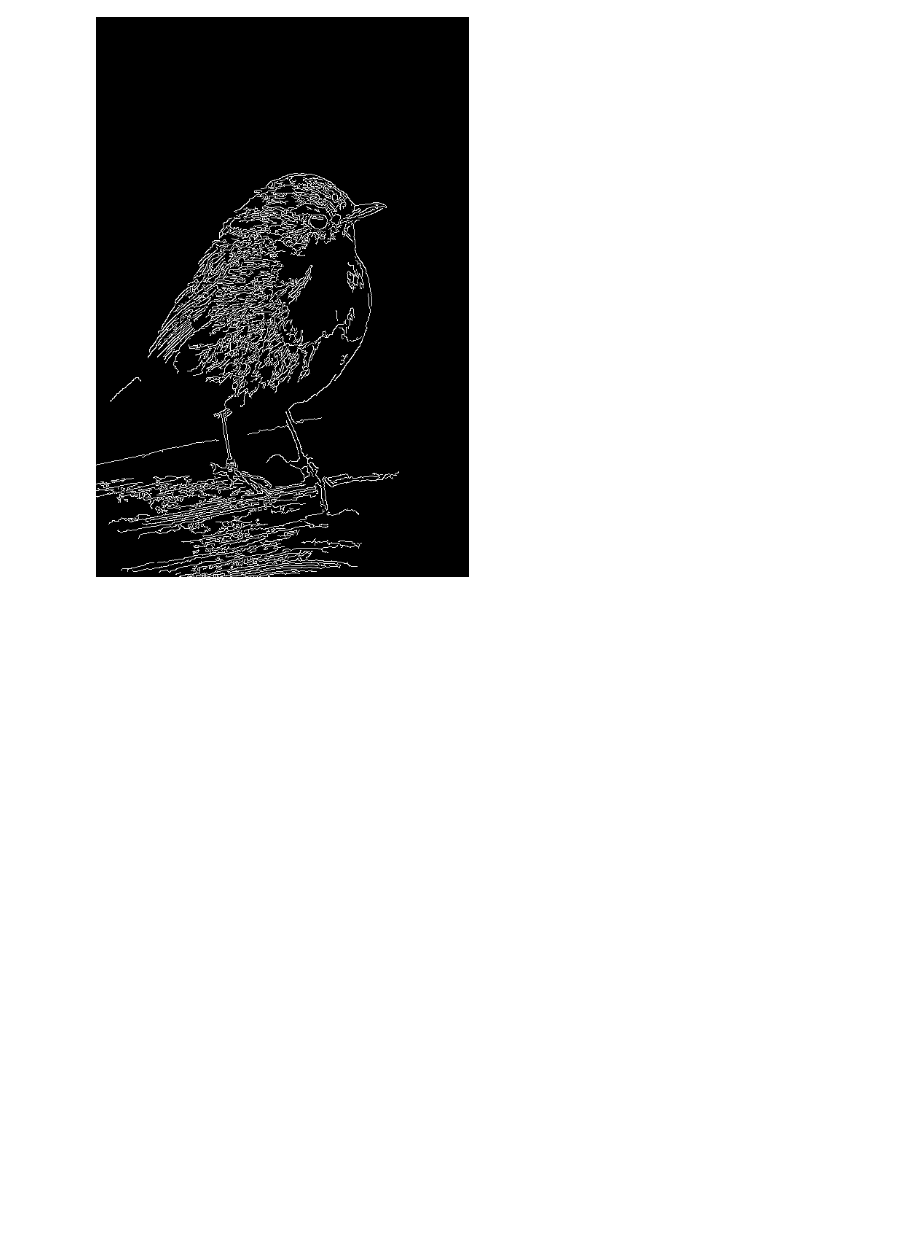
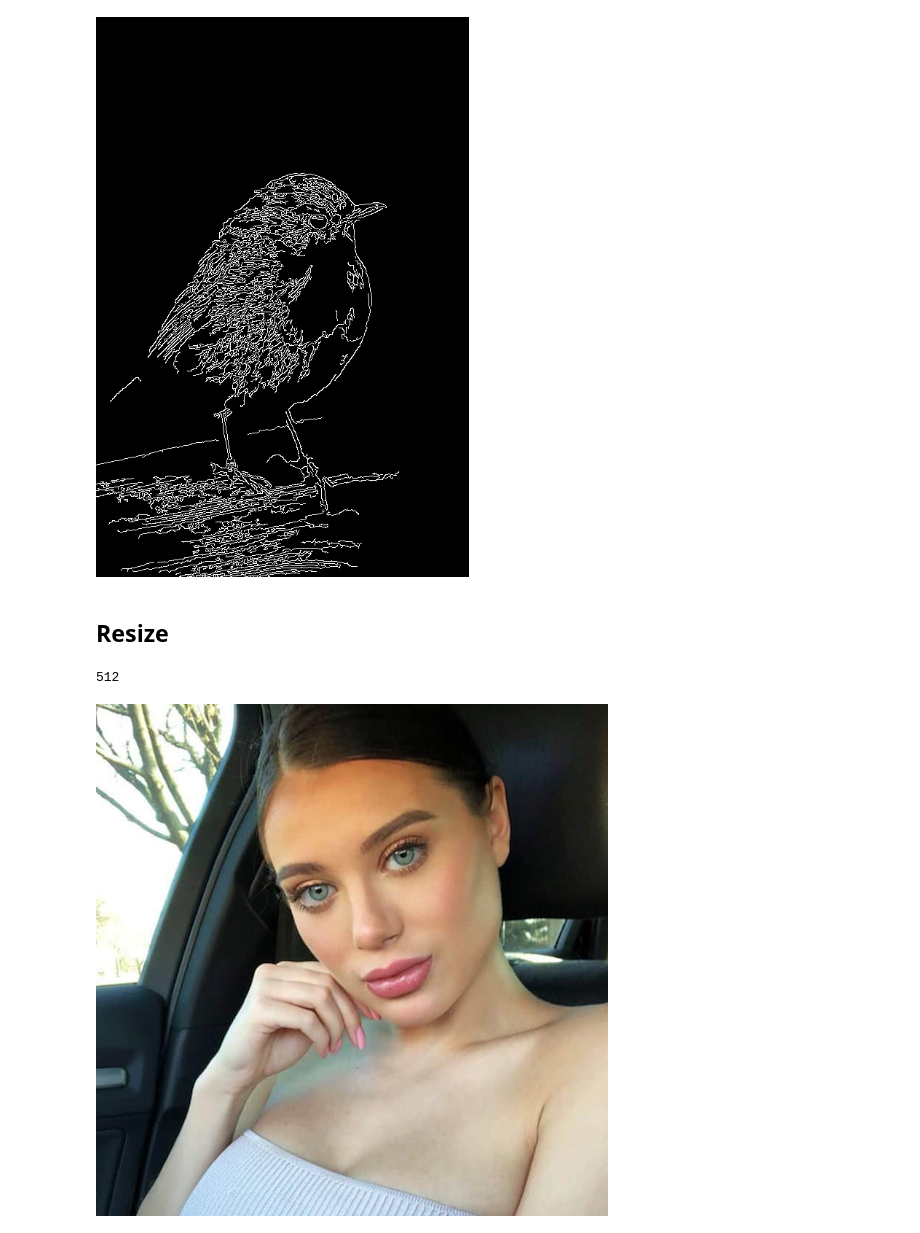
Before and after one commit to SamanFekri/MasterThesis, a Jupyter notebook: fill50k/ControlNet/Test.ipynb, the cells around one changed output. Drawn from its saved outputs; the diff is of its cells as text; code cells hidden in the pictures; blank space fills up the shorter version.

Commit message:
Add resized ability to picture

```diff
--- a/fill50k/ControlNet/Test.ipynb
+++ b/fill50k/ControlNet/Test.ipynb
@@ -174,3 +176,5 @@ len(canny)
 Image.fromarray(canny)
 # %% [output]
 [figure]
+# %% [markdown]
+## Resize
@@ -176,0 +188,10 @@ Image.fromarray(canny)
+# %%
+img = cv2.imread(f'./test_imgs/test_l.png')
+img = cv2.cvtColor(img, cv2.COLOR_BGR2RGB)
+len(img)
+# %% [output]
+512
+# %%
+Image.fromarray(img)
+# %% [output]
+[figure, added]
```
Also changed, not shown: parts of 6 cells of this notebook, 2 other files.
